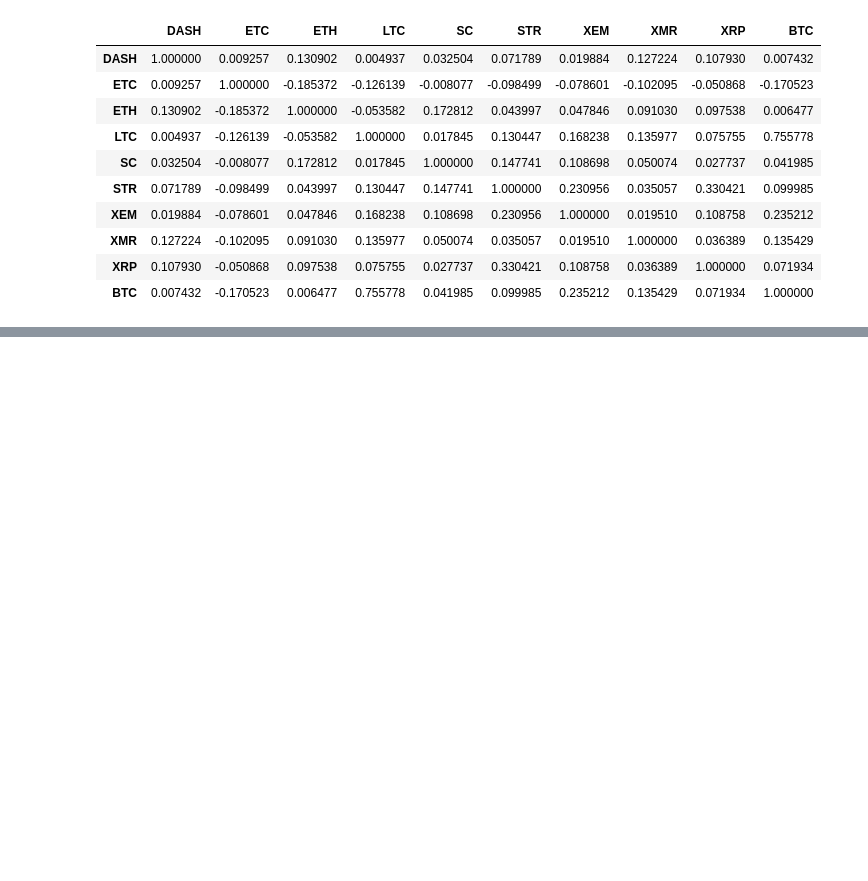
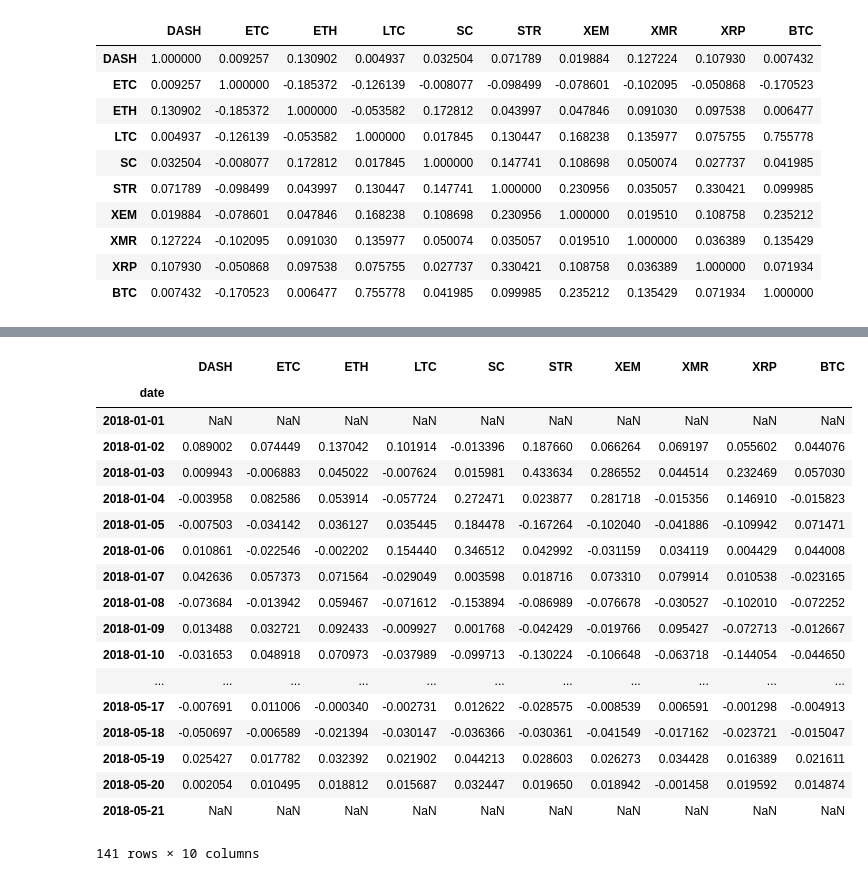
Before and after one commit to cgarciadiaz/An-lisis-de-criptomonedas, a Jupyter notebook: criptocurrency_analysis.ipynb, the cells around one changed output, grey strips where cells are left out. Drawn from its saved outputs; the diff is of its cells as text; code cells hidden in the pictures; blank space fills up the shorter version.

```diff
--- a/criptocurrency_analysis.ipynb
+++ b/criptocurrency_analysis.ipynb
@@ -477,0 +537,25 @@ combined_df_2016.pct_change().corr(method='pearson')
+# %%
+#Calcular el coficiente de correlación de pearson para el año 2017
+# Escogemos solamente los valores con fechas con el año igual a 2017 y calculamos el porcentaje de cambio de esos valores.
+combined_df_2018 = combined_df[combined_df.index.year == 2018]
+combined_df_2018.pct_change()
+# %% [output]
+|  | DASH | ETC | ETH | LTC | SC | STR | XEM | XMR | XRP | BTC |
+| date |  |  |  |  |  |  |  |  |  |  |
+| 2018-01-01 | NaN | NaN | NaN | NaN | NaN | NaN | NaN | NaN | NaN | NaN |
+| 2018-01-02 | 0.089002 | 0.074449 | 0.137042 | 0.101914 | -0.013396 | 0.187660 | 0.066264 | 0.069197 | 0.055602 | 0.044076 |
+| 2018-01-03 | 0.009943 | -0.006883 | 0.045022 | -0.007624 | 0.015981 | 0.433634 | 0.286552 | 0.044514 | 0.232469 | 0.057030 |
+| 2018-01-04 | -0.003958 | 0.082586 | 0.053914 | -0.057724 | 0.272471 | 0.023877 | 0.281718 | -0.015356 | 0.146910 | -0.015823 |
+| 2018-01-05 | -0.007503 | -0.034142 | 0.036127 | 0.035445 | 0.184478 | -0.167264 | -0.102040 | -0.041886 | -0.109942 | 0.071471 |
+| 2018-01-06 | 0.010861 | -0.022546 | -0.002202 | 0.154440 | 0.346512 | 0.042992 | -0.031159 | 0.034119 | 0.004429 | 0.044008 |
+| 2018-01-07 | 0.042636 | 0.057373 | 0.071564 | -0.029049 | 0.003598 | 0.018716 | 0.073310 | 0.079914 | 0.010538 | -0.023165 |
+| 2018-01-08 | -0.073684 | -0.013942 | 0.059467 | -0.071612 | -0.153894 | -0.086989 | -0.076678 | -0.030527 | -0.102010 | -0.072252 |
+| 2018-01-09 | 0.013488 | 0.032721 | 0.092433 | -0.009927 | 0.001768 | -0.042429 | -0.019766 | 0.095427 | -0.072713 | -0.012667 |
+| 2018-01-10 | -0.031653 | 0.048918 | 0.070973 | -0.037989 | -0.099713 | -0.130224 | -0.106648 | -0.063718 | -0.144054 | -0.044650 |
+| ... | ... | ... | ... | ... | ... | ... | ... | ... | ... | ... |
+| 2018-05-17 | -0.007691 | 0.011006 | -0.000340 | -0.002731 | 0.012622 | -0.028575 | -0.008539 | 0.006591 | -0.001298 | -0.004913 |
+| 2018-05-18 | -0.050697 | -0.006589 | -0.021394 | -0.030147 | -0.036366 | -0.030361 | -0.041549 | -0.017162 | -0.023721 | -0.015047 |
+| 2018-05-19 | 0.025427 | 0.017782 | 0.032392 | 0.021902 | 0.044213 | 0.028603 | 0.026273 | 0.034428 | 0.016389 | 0.021611 |
+| 2018-05-20 | 0.002054 | 0.010495 | 0.018812 | 0.015687 | 0.032447 | 0.019650 | 0.018942 | -0.001458 | 0.019592 | 0.014874 |
+| 2018-05-21 | NaN | NaN | NaN | NaN | NaN | NaN | NaN | NaN | NaN | NaN |
+141 rows × 10 columns
```
Also changed, not shown: parts of 25 cells of this notebook.
